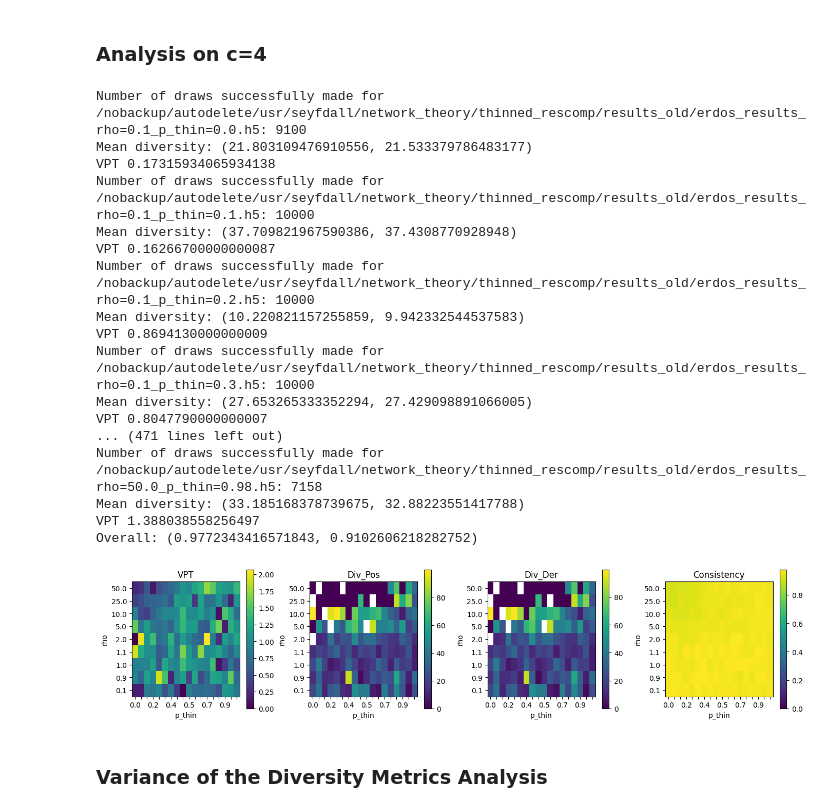
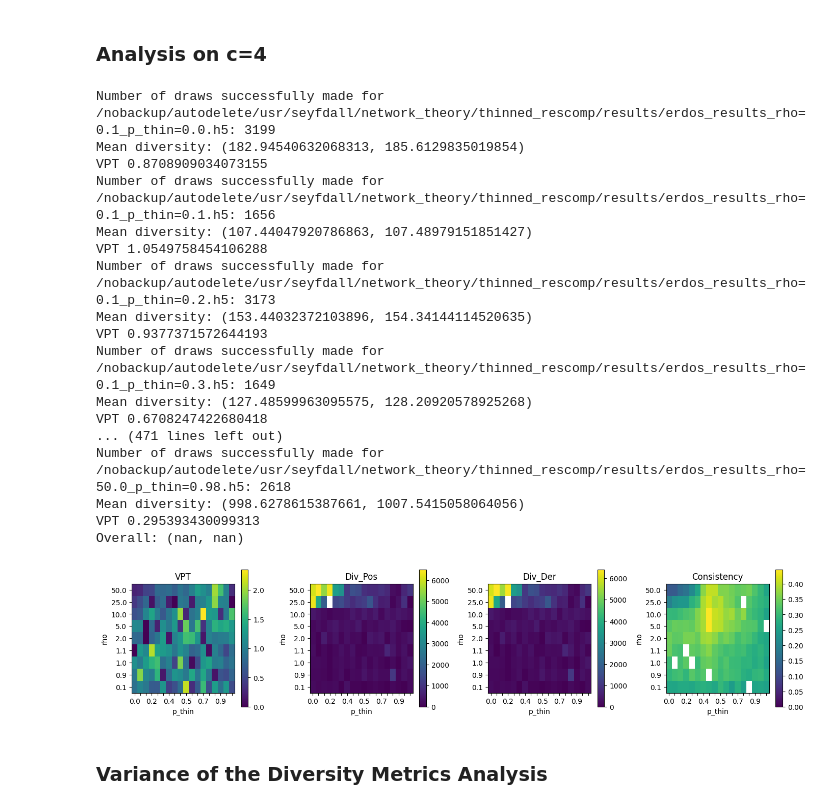
Before and after one commit to seyfdall/Thinned_Rescomp, a Jupyter notebook: data_analysis.ipynb, the cells around one changed output. Drawn from its saved outputs; the diff is of its cells as text; code cells hidden in the pictures.

```diff
--- a/data_analysis.ipynb
+++ b/data_analysis.ipynb
@@ -27,5 +34,5 @@ from matplotlib.ticker import MaxNLocator
 # %%
-results_path = '/nobackup/autodelete/usr/seyfdall/network_theory/thinned_rescomp/results_old/'
+results_path = '/nobackup/autodelete/usr/seyfdall/network_theory/thinned_rescomp/results/'
 p_thins = np.concatenate((np.arange(0, 0.8, 0.1), np.arange(0.8, 0.99, 0.02)))
 rhos = [0.1,0.9,1.0,1.1,2.0,5.0,10.0,25.0,50.0]
 # %%
@@ -141,26 +148,26 @@ def create_plots(mean_values=None, thresholds=[10,10,10,10], cutoff=False):
 # %%
 mean_values = get_system_data(p_thins, rhos, results_path=results_path)
 # %% [output]
-Number of draws successfully made for /nobackup/autodelete/usr/seyfdall/network_theory/thinned_rescomp/results_old/erdos_results_rho=0.1_p_thin=0.0.h5: 9100
-Mean diversity: (21.803109476910556, 21.533379786483177)
-VPT 0.17315934065934138
-Number of draws successfully made for /nobackup/autodelete/usr/seyfdall/network_theory/thinned_rescomp/results_old/erdos_results_rho=0.1_p_thin=0.1.h5: 10000
-Mean diversity: (37.709821967590386, 37.4308770928948)
-VPT 0.16266700000000087
-Number of draws successfully made for /nobackup/autodelete/usr/seyfdall/network_theory/thinned_rescomp/results_old/erdos_results_rho=0.1_p_thin=0.2.h5: 10000
-Mean diversity: (10.220821157255859, 9.942332544537583)
-VPT 0.8694130000000009
-Number of draws successfully made for /nobackup/autodelete/usr/seyfdall/network_theory/thinned_rescomp/results_old/erdos_results_rho=0.1_p_thin=0.3.h5: 10000
-Mean diversity: (27.653265333352294, 27.429098891066005)
-VPT 0.8047790000000007
+Number of draws successfully made for /nobackup/autodelete/usr/seyfdall/network_theory/thinned_rescomp/results/erdos_results_rho=0.1_p_thin=0.0.h5: 3199
+Mean diversity: (182.94540632068313, 185.6129835019854)
+VPT 0.8708909034073155
+Number of draws successfully made for /nobackup/autodelete/usr/seyfdall/network_theory/thinned_rescomp/results/erdos_results_rho=0.1_p_thin=0.1.h5: 1656
+Mean diversity: (107.44047920786863, 107.48979151851427)
+VPT 1.0549758454106288
+Number of draws successfully made for /nobackup/autodelete/usr/seyfdall/network_theory/thinned_rescomp/results/erdos_results_rho=0.1_p_thin=0.2.h5: 3173
+Mean diversity: (153.44032372103896, 154.34144114520635)
+VPT 0.9377371572644193
+Number of draws successfully made for /nobackup/autodelete/usr/seyfdall/network_theory/thinned_rescomp/results/erdos_results_rho=0.1_p_thin=0.3.h5: 1649
+Mean diversity: (127.48599963095575, 128.20920578925268)
+VPT 0.6708247422680418
 ... (471 lines left out)
-Number of draws successfully made for /nobackup/autodelete/usr/seyfdall/network_theory/thinned_rescomp/results_old/erdos_results_rho=50.0_p_thin=0.98.h5: 7158
-Mean diversity: (33.185168378739675, 32.88223551417788)
-VPT 1.388038558256497
-Overall: (0.9772343416571843, 0.9102606218282752)
+Number of draws successfully made for /nobackup/autodelete/usr/seyfdall/network_theory/thinned_rescomp/results/erdos_results_rho=50.0_p_thin=0.98.h5: 2618
+Mean diversity: (998.6278615387661, 1007.5415058064056)
+VPT 0.295393430099313
+Overall: (nan, nan)
 # %%
-create_plots(mean_values, thresholds=[3, 100, 100, 10], cutoff=True)
+create_plots(mean_values, thresholds=[3, 100000, 100000, 10], cutoff=False)
 # %% [output]
-[figure, old version]
+[figure, new version]
 # %% [markdown]
 ### Variance of the Diversity Metrics Analysis
```
Also changed, not shown: parts of 8 cells of this notebook, 3 other files.
